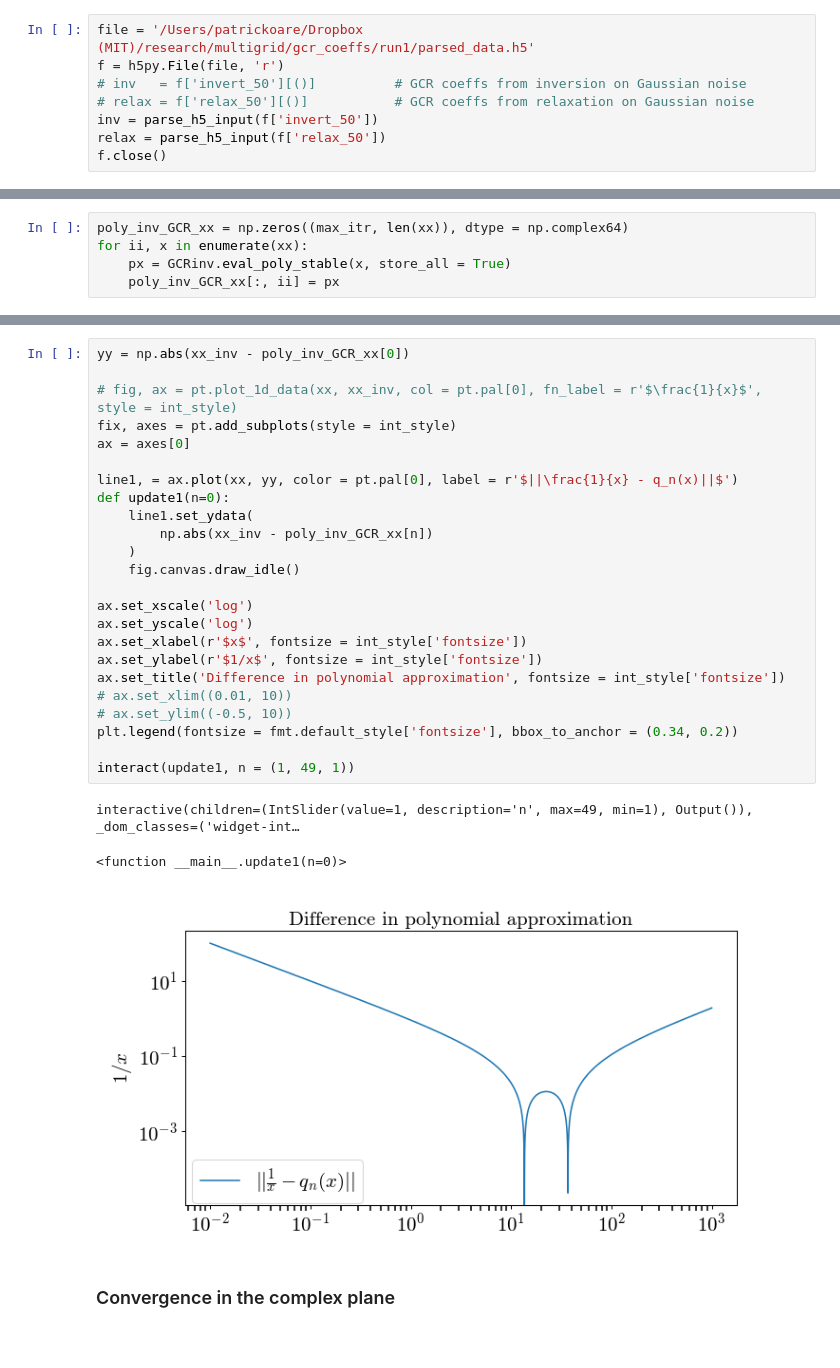
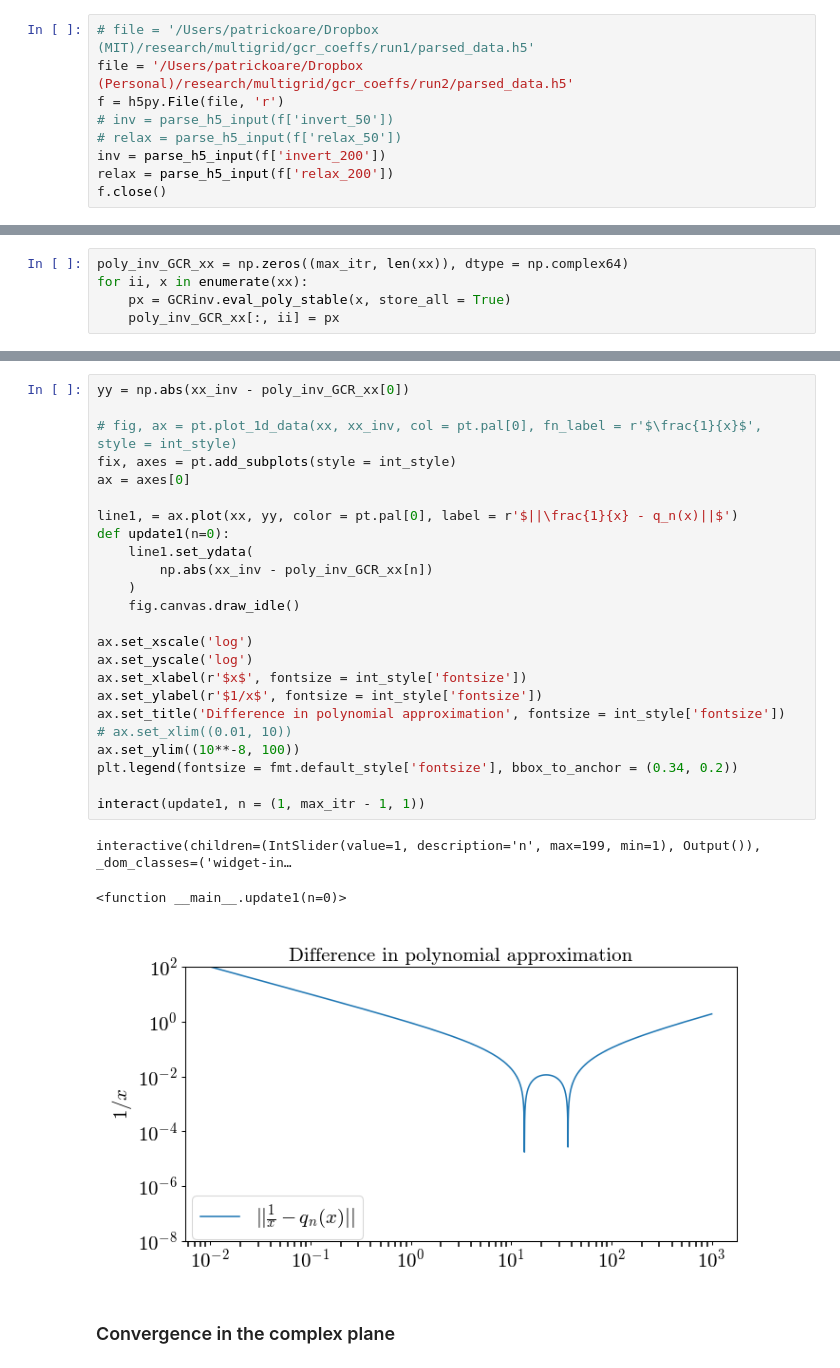
Before and after one commit to poare/lqcd, a Jupyter notebook: multigrid/python_scripts/plot_krylov_approx.ipynb, the cells around one changed output, grey strips where cells are left out. Saved outputs shown, nothing was run; the diff lists cells and outputs as text.

```diff
--- a/multigrid/python_scripts/plot_krylov_approx.ipynb
+++ b/multigrid/python_scripts/plot_krylov_approx.ipynb
@@ -256,12 +258,13 @@ def parse_h5_input(grp):
         )
     return data
 # %%
-file = '/Users/patrickoare/Dropbox (MIT)/research/multigrid/gcr_coeffs/run1/parsed_data.h5'
+# file = '/Users/patrickoare/Dropbox (MIT)/research/multigrid/gcr_coeffs/run1/parsed_data.h5'
+file = '/Users/patrickoare/Dropbox (Personal)/research/multigrid/gcr_coeffs/run2/parsed_data.h5'
 f = h5py.File(file, 'r')
-# inv   = f['invert_50'][()]          # GCR coeffs from inversion on Gaussian noise
-# relax = f['relax_50'][()]           # GCR coeffs from relaxation on Gaussian noise
-inv = parse_h5_input(f['invert_50'])
-relax = parse_h5_input(f['relax_50'])
+# inv = parse_h5_input(f['invert_50'])
+# relax = parse_h5_input(f['relax_50'])
+inv = parse_h5_input(f['invert_200'])
+relax = parse_h5_input(f['relax_200'])
 f.close()
 # %%
 poly_inv   = [get_poly_approx(coeffs) for coeffs in inv['coeffs']]
@@ -377,31 +374,31 @@ SyntaxError: invalid syntax (2931597310.py, line 1)
 # %%
 yy = np.abs(xx_inv - poly_inv_GCR_xx[0])
 
 # fig, ax = pt.plot_1d_data(xx, xx_inv, col = pt.pal[0], fn_label = r'$\frac{1}{x}$', style = int_style)
 fix, axes = pt.add_subplots(style = int_style)
 ax = axes[0]
 
 line1, = ax.plot(xx, yy, color = pt.pal[0], label = r'$||\frac{1}{x} - q_n(x)||$')
 def update1(n=0):
     line1.set_ydata(
         np.abs(xx_inv - poly_inv_GCR_xx[n])
     )
     fig.canvas.draw_idle()
 
 ax.set_xscale('log')
 ax.set_yscale('log')
 ax.set_xlabel(r'$x$', fontsize = int_style['fontsize'])
 ax.set_ylabel(r'$1/x$', fontsize = int_style['fontsize'])
 ax.set_title('Difference in polynomial approximation', fontsize = int_style['fontsize'])
 # ax.set_xlim((0.01, 10))
-# ax.set_ylim((-0.5, 10))
+ax.set_ylim((10**-8, 100))
 plt.legend(fontsize = fmt.default_style['fontsize'], bbox_to_anchor = (0.34, 0.2))
 
-interact(update1, n = (1, 49, 1))
+interact(update1, n = (1, max_itr - 1, 1))
 # %% [output]
-interactive(children=(IntSlider(value=1, description='n', max=49, min=1), Output()), _dom_classes=('widget-int…
+interactive(children=(IntSlider(value=1, description='n', max=199, min=1), Output()), _dom_classes=('widget-in…
 <function __main__.update1(n=0)>
-[figure, old version]
+[figure, new version]
 # %% [markdown]
 ### Convergence in the complex plane
 # %%
```
Also changed, not shown: parts of 23 cells of this notebook, 6 other files.
